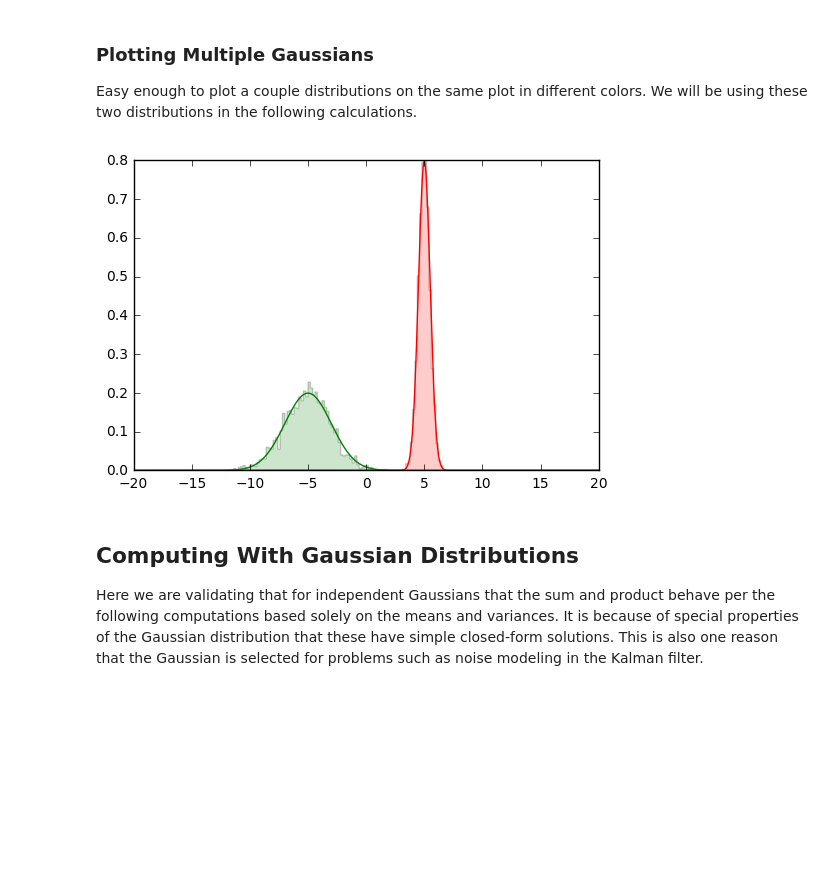
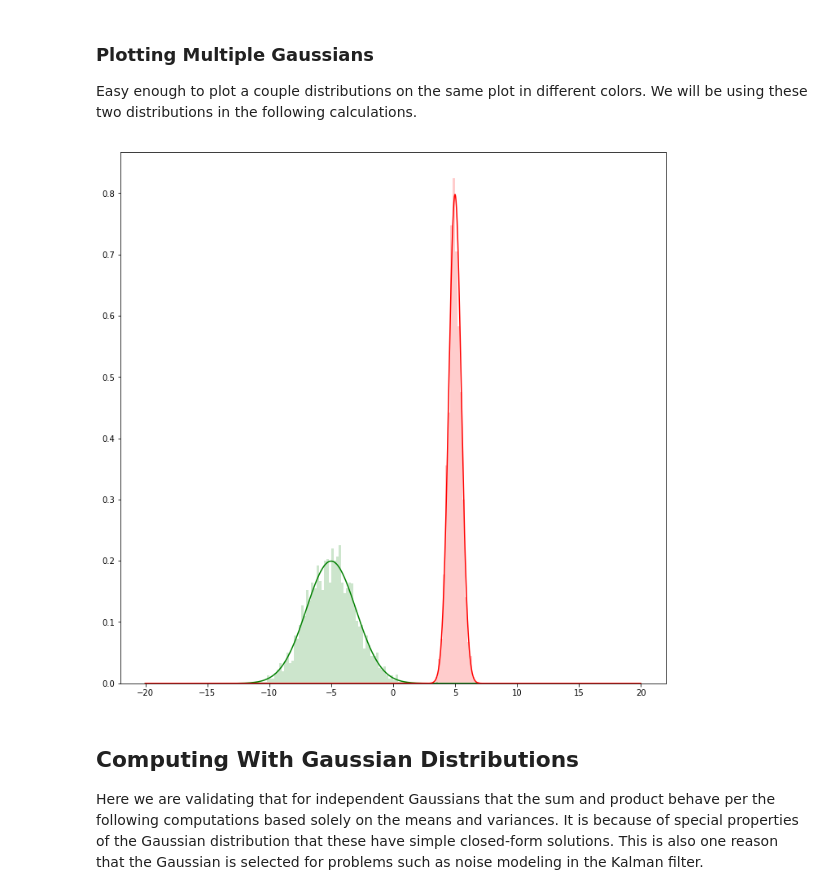
Before and after one commit to CompScienceClub/python-kalman-filter-presentation, a Jupyter notebook: jupyter/Gaussian.ipynb, the cells around one changed output. Saved outputs shown, nothing was run; the diff lists cells and outputs as text; code cells hidden in the pictures; blank space fills up the shorter version.

```diff
--- a/jupyter/Gaussian.ipynb
+++ b/jupyter/Gaussian.ipynb
@@ -66,23 +68,25 @@ p.show()
 
 Easy enough to plot a couple distributions on the same plot in different colors.  We will be using these two distributions in the following calculations.
 # %%
+plt.figure(figsize=(12,12))
+
 p = Plot()
 g1, g2 = Gaussian(), Gaussian()
 
 dist1 = (-5.0, 2.0)
 dist2 = (5.0, 0.5)
 
 # First distribution histogram in green, with PDF outline
 g1.plot_samples(p, dist1)
 g1.plot_pdf(p, dist1)
 
 # Second distribution histogram in red, with PDF outline
 g2.plot_samples(p, dist2, 'red')
 g2.plot_pdf(p, dist2, 'red')
 
 p.show()
 # %% [output]
-[figure, old version]
+[figure, new version]
 # %% [markdown]
 ## Computing With Gaussian Distributions
 
```
Also changed, not shown: parts of 6 cells of this notebook, 5 other files.
